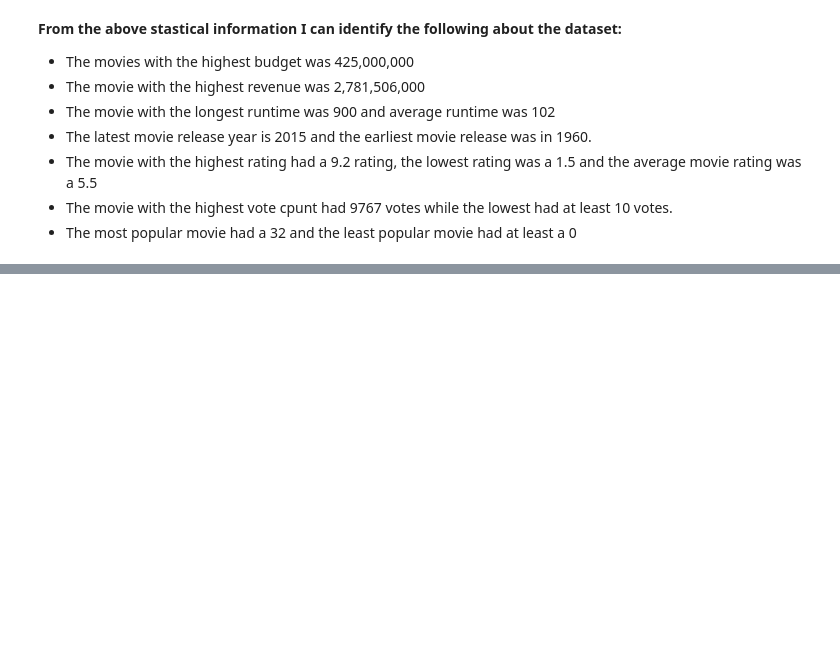
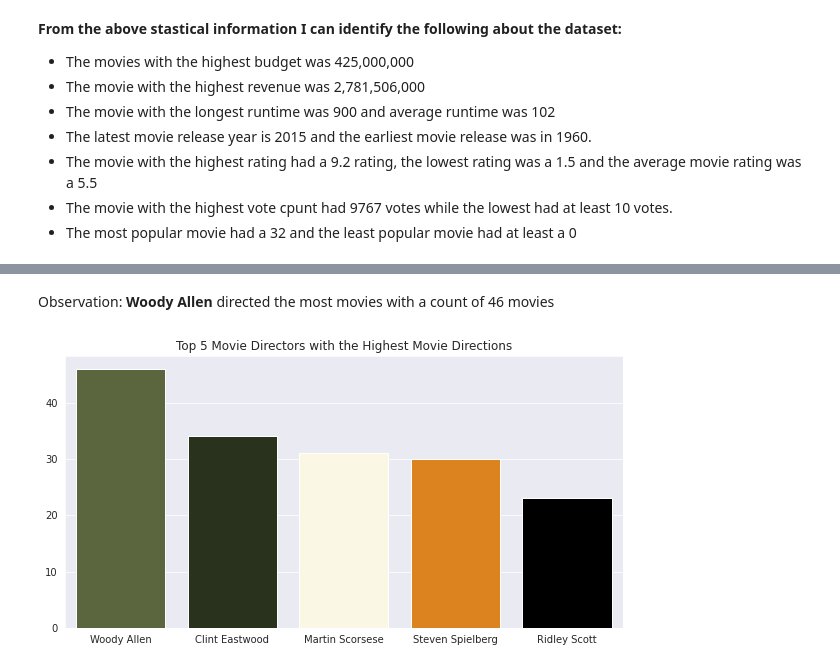
Before and after one commit to FMurunga/IDMb-Movies-Data-Investigation-Project, a Jupyter notebook: TDMb_Dataset_Analysis_Project.ipynb, the cells around one changed output, grey strips where cells are left out. Drawn from its saved outputs; the diff is of its cells as text; code cells hidden in the pictures; blank space fills up the shorter version.

```diff
--- a/TDMb_Dataset_Analysis_Project.ipynb
+++ b/TDMb_Dataset_Analysis_Project.ipynb
@@ -92,0 +238,10 @@ df.describe()
+# %%
+#@title Analysis of Movie Directors
+def Directors(x):
+          #concatenate movie directors into one string
+    directors =df['director'].str.cat(sep='|')
+
+          #breakdown the directors string into single rows
+    movie_directors =pd.Series(directors.split('|'))
+    movie_directors =movie_directors.value_counts(ascending=False)
+    return(movie_directors)
@@ -92,0 +263,19 @@ df.describe()
+# %% [markdown]
+Observation: **Woody Allen** directed the most movies with a count of 46 movies
+# %%
+#@title Graph Representation of the top 5 movie directors
+directorx = Directors(df)
+
+x_values = ["Woody Allen","Clint Eastwood","Martin Scorsese","Steven Spielberg","Ridley Scott"]
+x_axis = directorx[:5]
+
+y=x_axis.values
+
+colors=("#606c38","#283618","#fefae0","#fb8500","#000000")
+
+sns.set_style("darkgrid")
+plt.figure(figsize=(10,5))
+sns.barplot(x=x_values, y=y,palette= colors).set(title='Top 5 Movie Directors with the Highest Movie Directions')
+plt.show()
+# %% [output]
+[figure, added]
```
Also changed, not shown: parts of 28 cells of this notebook.
